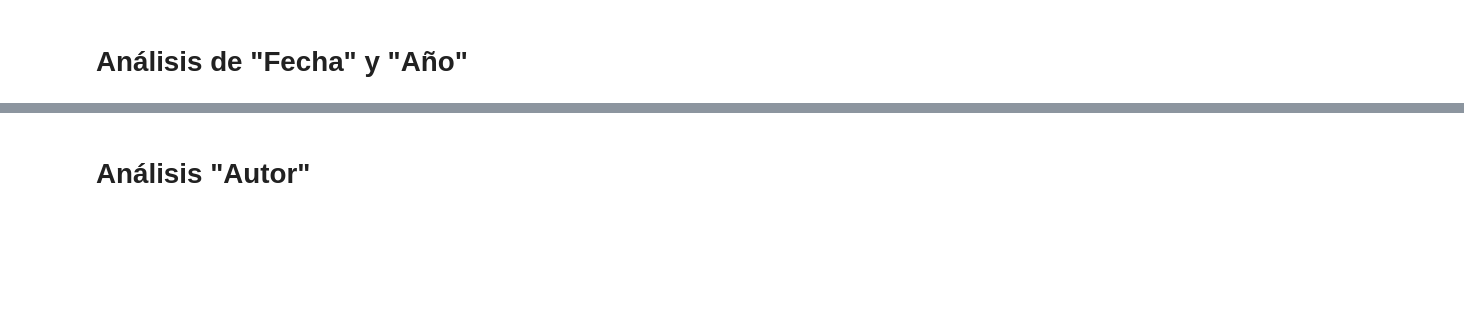
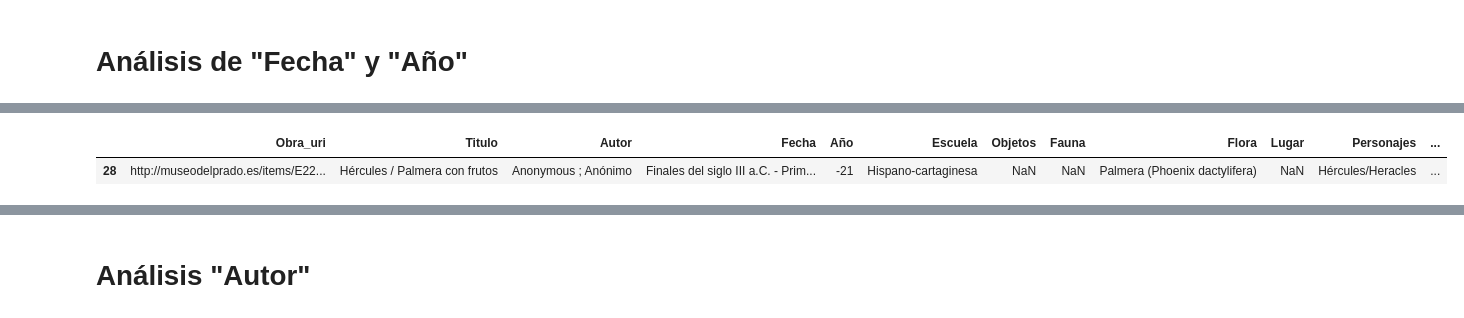
Before and after one commit to karmelealonso/project_final, a Jupyter notebook: notebooks/limpieza_obras.ipynb, the cells around one changed output, grey strips where cells are left out. Drawn from its saved outputs; the diff is of its cells as text; code cells hidden in the pictures; blank space fills up the shorter version.

```diff
--- a/notebooks/limpieza_obras.ipynb
+++ b/notebooks/limpieza_obras.ipynb
@@ -179,2 +109,0 @@ fecha_año.head()
-# %%
-obras_completo['Fecha_rango'] = fecha_año['Fecha_rango']
@@ -189,0 +110,15 @@ obras_completo.head()
+# %%
+def transformar_años(año):
+    if año == -10:
+        return -100
+    elif año == -20:
+        return -200
+    elif año == -30:
+        return -300
+    elif año == -40:
+        return -400
+    else:
+        return año
+
+
+obras_completo['Año'] = obras_completo['Año'].apply(transformar_años)
@@ -189,0 +150,5 @@ obras_completo.head()
+# %%
+obras_completo.loc[obras_completo['Año'] == -21]
+# %% [output]
+|  | Obra_uri | Titulo | Autor | Fecha | Año | Escuela | Objetos | Fauna | Flora | Lugar | Personajes | ... |
+| 28 | http://museodelprado.es/items/E22... | Hércules / Palmera con frutos | Anonymous ; Anónimo | Finales del siglo III a.C. - Prim... | -21 | Hispano-cartaginesa | NaN | NaN | Palmera (Phoenix dactylifera) | NaN | Hércules/Heracles | ... |
```
Also changed, not shown: parts of 121 cells of this notebook, 1 other file.
